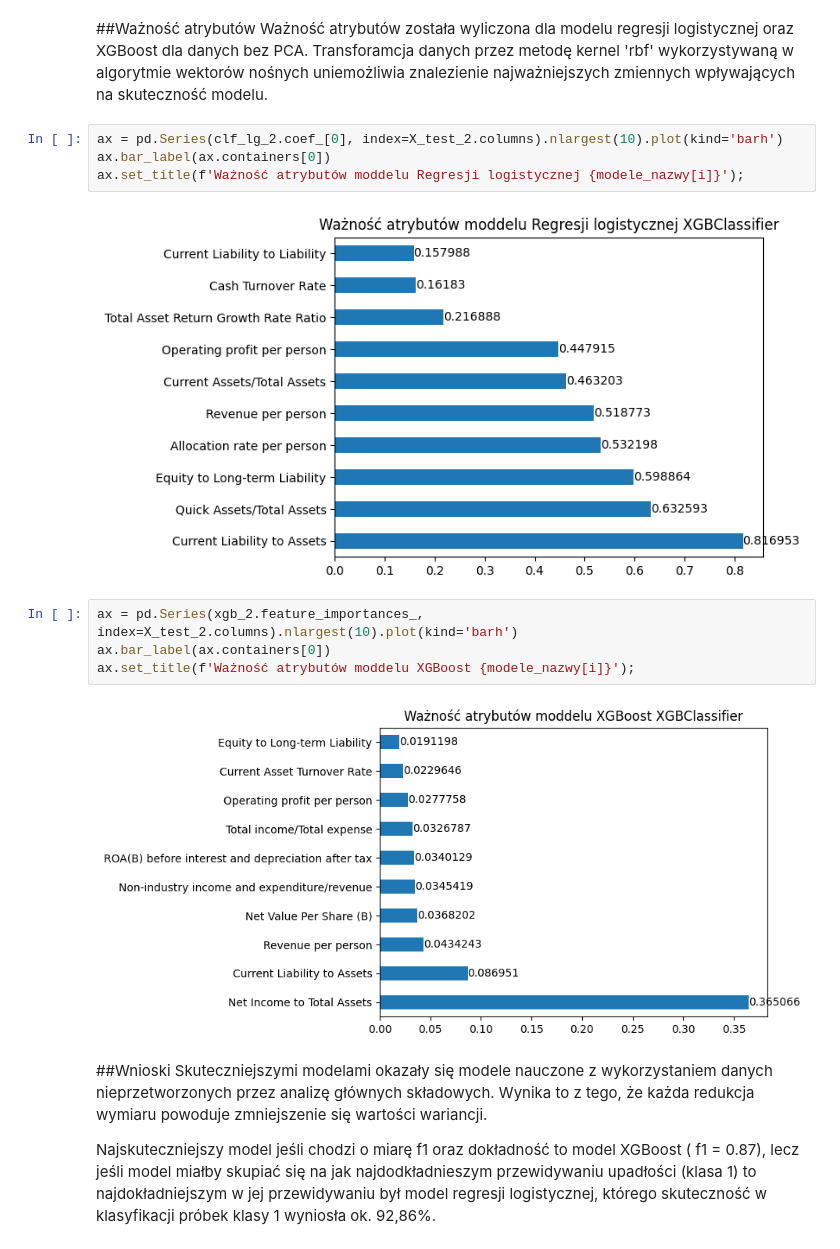
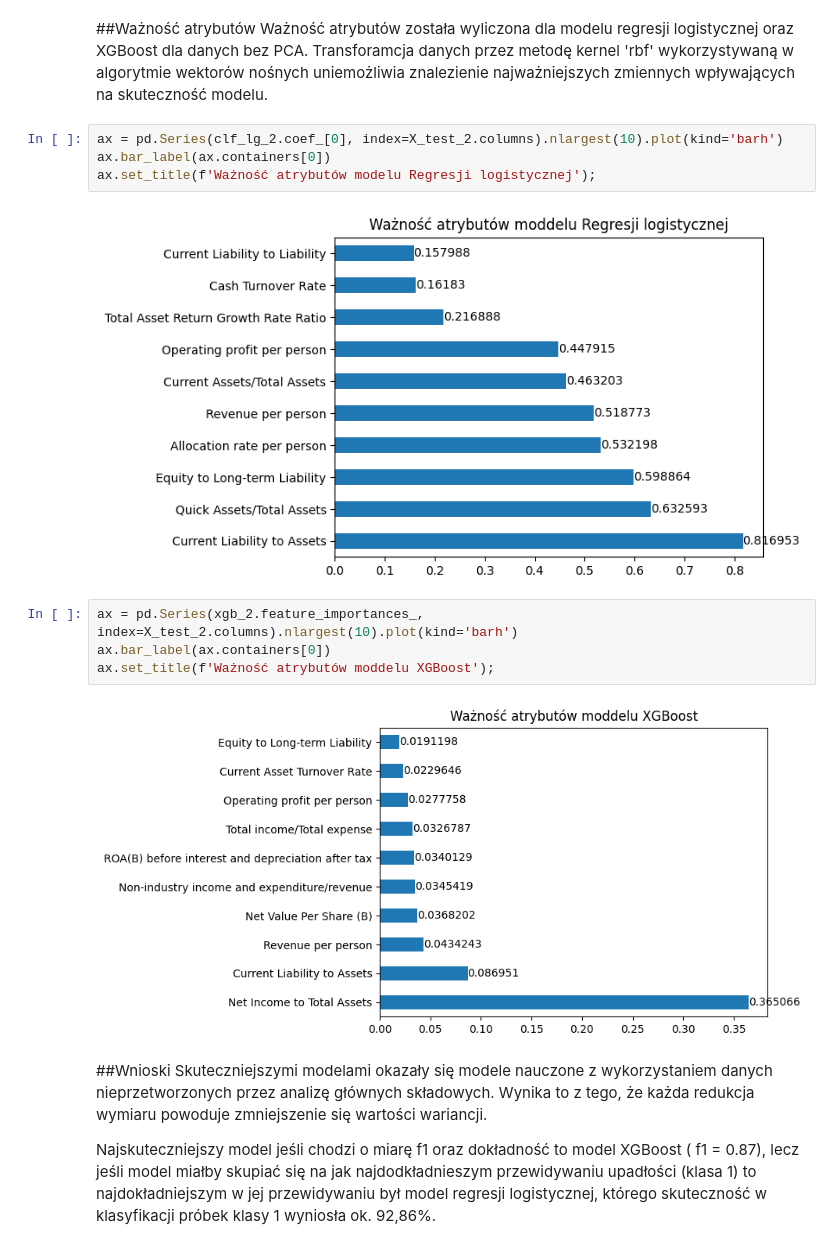
Before and after one commit to Igon78/PUM_Projekt, a Jupyter notebook: DataProcessing_Exploration/DataProcessing.ipynb, the cells around one changed output. Drawn from its saved outputs; the diff is of its cells as text.

```diff
--- a/DataProcessing_Exploration/DataProcessing.ipynb
+++ b/DataProcessing_Exploration/DataProcessing.ipynb
@@ -960,15 +954,15 @@ Ważność atrybutów została wyliczona dla modelu regresji logistycznej oraz X
 # %%
 ax = pd.Series(clf_lg_2.coef_[0], index=X_test_2.columns).nlargest(10).plot(kind='barh')
 ax.bar_label(ax.containers[0])
-ax.set_title(f'Ważność atrybutów moddelu Regresji logistycznej {modele_nazwy[i]}');
+ax.set_title(f'Ważność atrybutów modelu Regresji logistycznej');
 # %% [output]
-[figure, old version]
+[figure, new version]
 # %%
 ax = pd.Series(xgb_2.feature_importances_, index=X_test_2.columns).nlargest(10).plot(kind='barh')
 ax.bar_label(ax.containers[0])
-ax.set_title(f'Ważność atrybutów moddelu XGBoost {modele_nazwy[i]}');
+ax.set_title(f'Ważność atrybutów moddelu XGBoost');
 # %% [output]
-[figure, old version]
+[figure, new version]
 # %% [markdown]
 ##Wnioski
 Skuteczniejszymi modelami okazały się modele nauczone z wykorzystaniem danych nieprzetworzonych przez analizę głównych składowych. Wynika to z tego, że każda redukcja wymiaru powoduje zmniejszenie się wartości wariancji.
```
Also changed, not shown: parts of 6 cells of this notebook.
